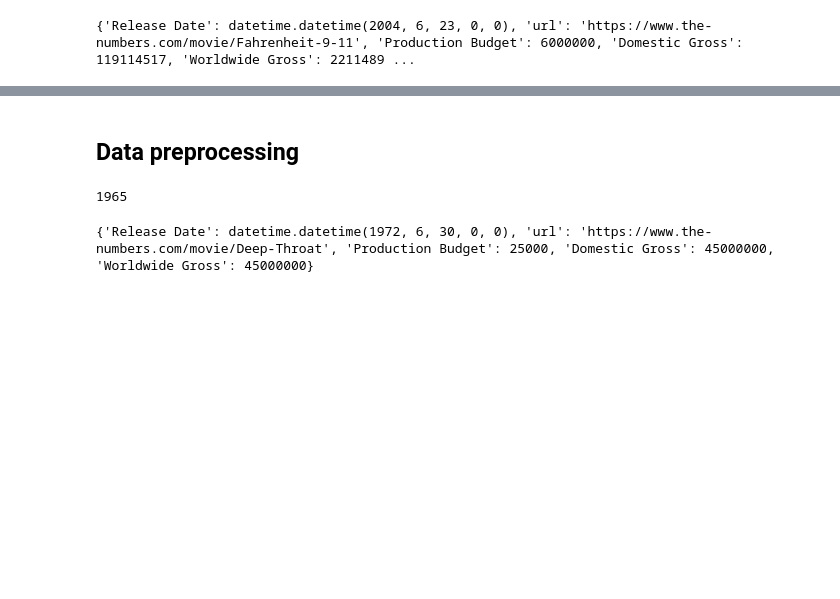
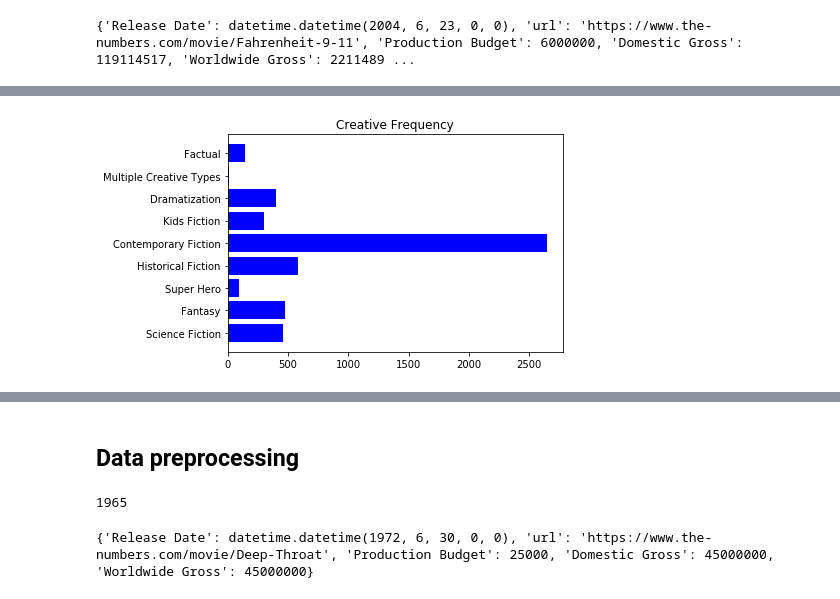
Before and after one commit to yuechaohou/PDS, a Jupyter notebook: feature_selection/Feature Selection.ipynb, the cells around one changed output, grey strips where cells are left out. Cells and saved outputs as stored; diff of their text form; code cells hidden in the pictures; blank space fills up the shorter version.

```diff
--- a/feature_selection/Feature Selection.ipynb
+++ b/feature_selection/Feature Selection.ipynb
@@ -27,0 +47,9 @@ print(name_info['Fahrenheit 9/11(2004)'])
+# %%
+dic=cate_info['Creative Type']
+name_list =  list(dic.keys())
+num_list = [len(a) for a in dic.values()]
+plt.barh(range(len(num_list)), num_list,fc='b',tick_label=name_list)
+plt.title('Creative Frequency')
+plt.show()
+# %% [output]
+[figure, added]
```
Also changed, not shown: parts of 11 cells of this notebook.
